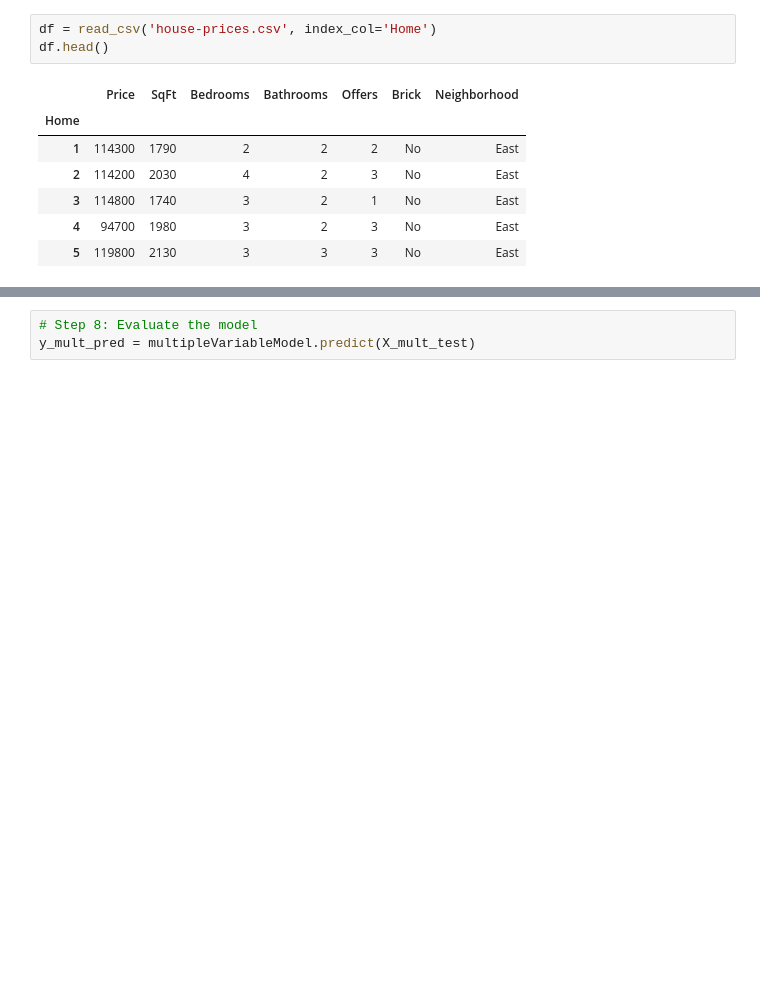
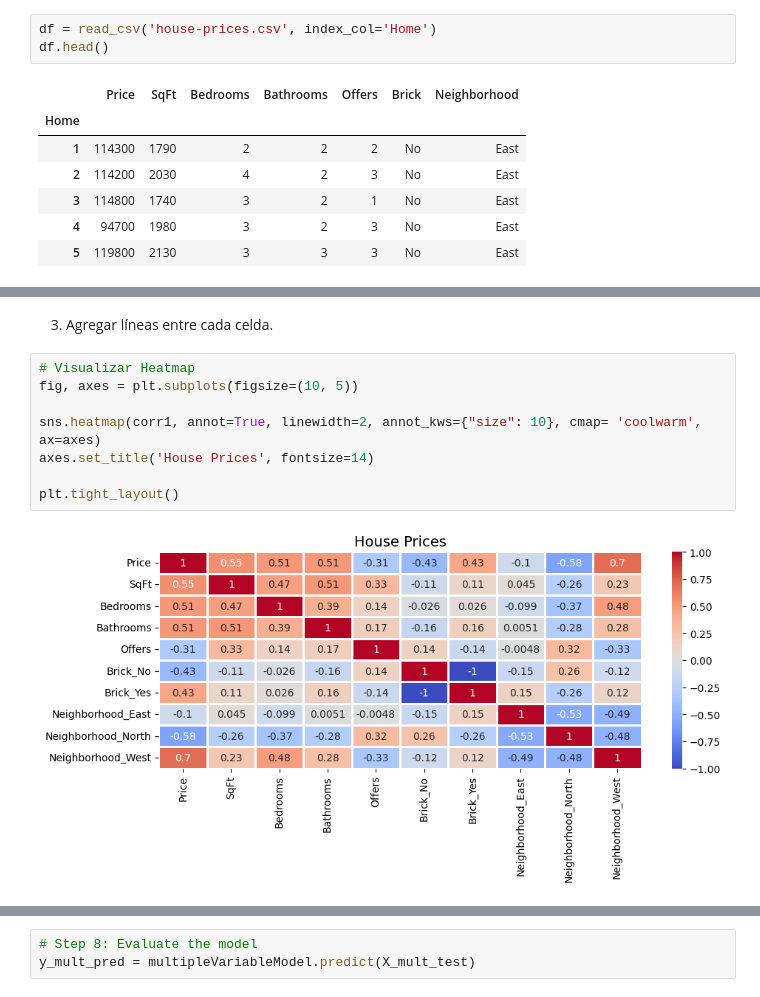
Before and after one commit to TineoC/IDS330-Asignaci-n-04, a Jupyter notebook: main.ipynb, the cells around one changed output, grey strips where cells are left out. Drawn from its saved outputs; the diff is of its cells as text; blank space fills up the shorter version.

```diff
--- a/main.ipynb
+++ b/main.ipynb
@@ -109,0 +70,12 @@ Para el modelo multivariable
+# %% [markdown]
+3. Agregar líneas entre cada celda.
+# %%
+# Visualizar Heatmap
+fig, axes = plt.subplots(figsize=(10, 5))
+
+sns.heatmap(corr1, annot=True, linewidth=2, annot_kws={"size": 10}, cmap= 'coolwarm', ax=axes)
+axes.set_title('House Prices', fontsize=14)
+
+plt.tight_layout()
+# %% [output]
+[figure, added]
```
Also changed, not shown: parts of 38 cells of this notebook.
